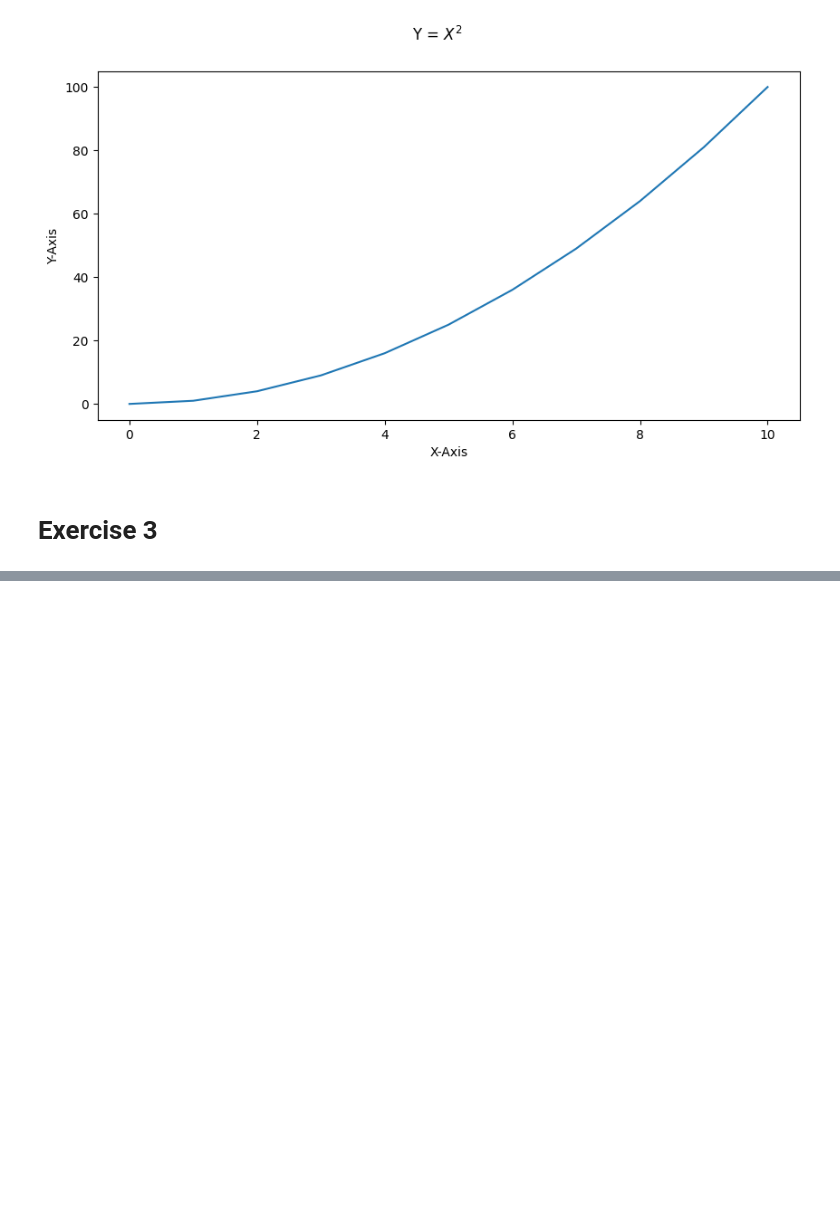
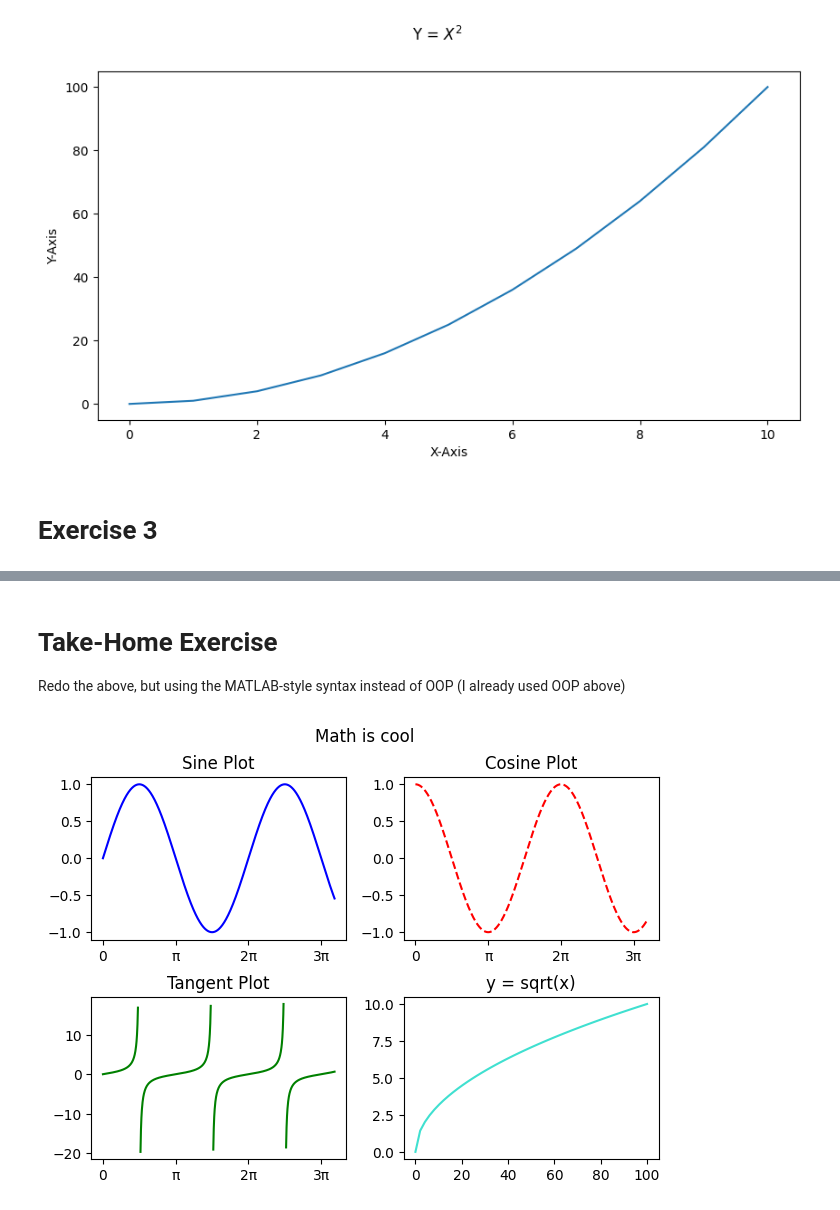
Before and after one commit to candersen114/Python2Source, a Jupyter notebook: class13_inclass.ipynb, the cells around one changed output, grey strips where cells are left out. Saved outputs shown, nothing was run; the diff lists cells and outputs as text; code cells hidden in the pictures; blank space fills up the shorter version.

Commit message:
Finished take-home assignment

```diff
--- a/class13_inclass.ipynb
+++ b/class13_inclass.ipynb
@@ -152,0 +170,66 @@ plt.show()
+# %% [markdown]
+# Take-Home Exercise
+Redo the above, but using the MATLAB-style syntax instead of OOP (I already used OOP above)
+# %%
+x = np.linspace(0, 10, 1000) # Assignment called for 100 values, but this made tangent look weird because
+                             # of how quickly the Y values approach infinity or -infinity - there were gaps
+                             # that made the graph look staggered instead of smooth
+y1 = np.sin(x)
+y2 = np.cos(x)
+y3 = np.tan(x)
+
+# Some tangent values approach infinity so need to be removed once y3 is above a certain value - we'll pick 20
+y3[y3 > 20] = np.nan
+y3[y3 < -20] = np.nan
+
+# Create the data for the final plot - I'm doing square root, so I need a different scale
+x4 = np.linspace(0, 100)
+y4 = np.sqrt(x4)
+
+# Create the plot
+fig, ax = plt.subplots(2,2)
+fig.tight_layout(h_pad=2, rect=[0, 0, 1, .92]) # If we don't do this, the titles in the bottom row overlap the axes in the top
+
+# Calculate the pi values between 0 and 10
+pivals = [m * np.pi for m in range(4)]
+pilabels = ['0','π','2π','3π']
+
+# Plot 1 (Top Left)
+# Sine wave (x vs y1), blue solid line, x-axis tick labels multiples of pi
+plt.subplot(2,2,1)
+plt.plot(x, y1, label="Sine", color="blue", linestyle="-")
+plt.title("Sine Plot")
+#plt.xticks(pivals, pilabels)
+
+# Plot 2 (Top Right)
+# Cosine wave (x vs y2), red dashed line
+plt.subplot(2,2,2)
+plt.plot(x, y2, label="Cosine", color="red", linestyle="--")
+plt.title("Cosine Plot")
+#plt.xticks(pivals, pilabels)
+
+# Plot 3 (Bottom Left)
+# Tangent wave (x vs y3), green line, dash-dot style
+plt.subplot(2,2,3)
+plt.plot(x, y3, label="Tangent", color="green", linestyle="-")
+plt.title("Tangent Plot")
+#plt.xticks(pivals, pilabels)
+
+# Plot 4 (Bottom Right)
+# Log graph (x4 vs y4), turquoise solid line
+plt.subplot(2,2,4)
+plt.plot(x4, y4, label="Square Root", color="turquoise", linestyle="-")
+plt.title("y = sqrt(x)")
+
+# Iterate through the first 3 plots to set the pi labels
+for i in range(3):
+    plt.subplot(2, 2, i+1)
+    plt.xticks(pivals, pilabels)
+
+# Add a title
+plt.suptitle("Math is cool")
+
+# Show the plot
+plt.show()
+# %% [output]
+[figure, added]
```
Also changed, not shown: parts of 3 cells of this notebook.
